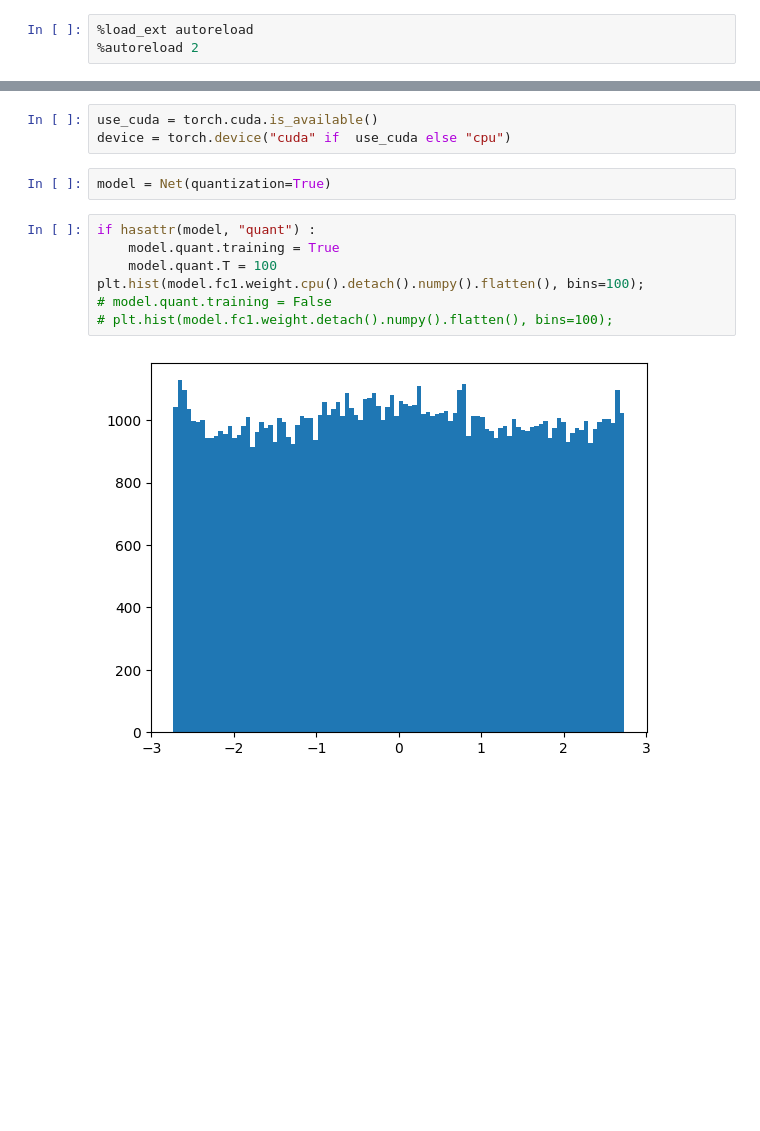
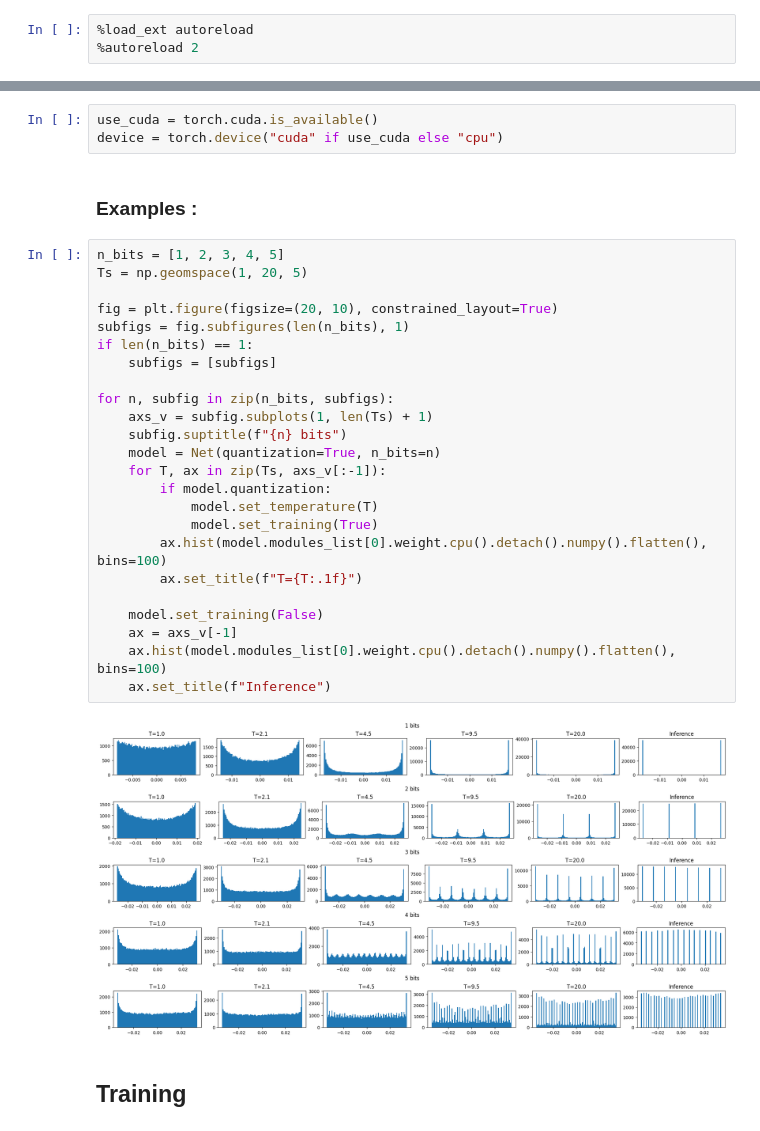
Before and after one commit to GabrielBena/alibabacloud-quantization-networks, a Jupyter notebook: mnist.ipynb, the cells around one changed output, grey strips where cells are left out. Saved outputs shown, nothing was run; the diff lists cells and outputs as text; blank space fills up the shorter version.

Commit message:
model training on mnist

```diff
--- a/mnist.ipynb
+++ b/mnist.ipynb
@@ -71,16 +96,35 @@ class Net(nn.Module):
         return output
 # %%
 use_cuda = torch.cuda.is_available()
-device = torch.device("cuda" if  use_cuda else "cpu")
+device = torch.device("cuda" if use_cuda else "cpu")
-# %%
-model = Net(quantization=True)
-# %%
-if hasattr(model, "quant") :
-    model.quant.training = True
-    model.quant.T = 100
-plt.hist(model.fc1.weight.cpu().detach().numpy().flatten(), bins=100);
-# model.quant.training = False
-# plt.hist(model.fc1.weight.detach().numpy().flatten(), bins=100);
-# %% [output]
-[figure, removed]
+# %% [markdown]
+### Examples :
+# %%
+n_bits = [1, 2, 3, 4, 5]
+Ts = np.geomspace(1, 20, 5)
+
+fig = plt.figure(figsize=(20, 10), constrained_layout=True)
+subfigs = fig.subfigures(len(n_bits), 1)
+if len(n_bits) == 1:
+    subfigs = [subfigs]
+
+for n, subfig in zip(n_bits, subfigs):
+    axs_v = subfig.subplots(1, len(Ts) + 1)
+    subfig.suptitle(f"{n} bits")
+    model = Net(quantization=True, n_bits=n)
+    for T, ax in zip(Ts, axs_v[:-1]):
+        if model.quantization:
+            model.set_temperature(T)
+            model.set_training(True)
+        ax.hist(model.modules_list[0].weight.cpu().detach().numpy().flatten(), bins=100)
+        ax.set_title(f"T={T:.1f}")
+
+    model.set_training(False)
+    ax = axs_v[-1]
+    ax.hist(model.modules_list[0].weight.cpu().detach().numpy().flatten(), bins=100)
+    ax.set_title(f"Inference")
+# %% [output]
+[figure, added]
+# %% [markdown]
+## Training
 # %%
```
Also changed, not shown: parts of 14 cells of this notebook, 2 other files.
